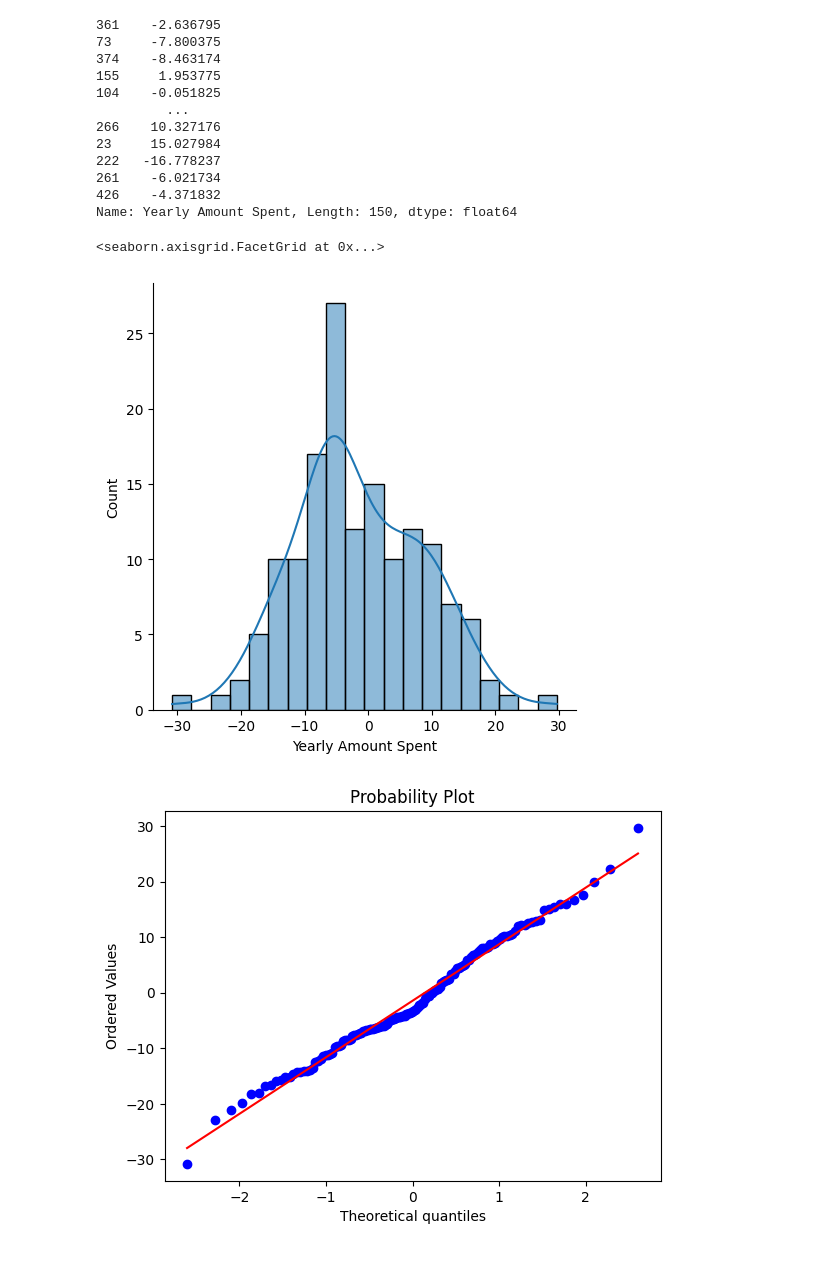
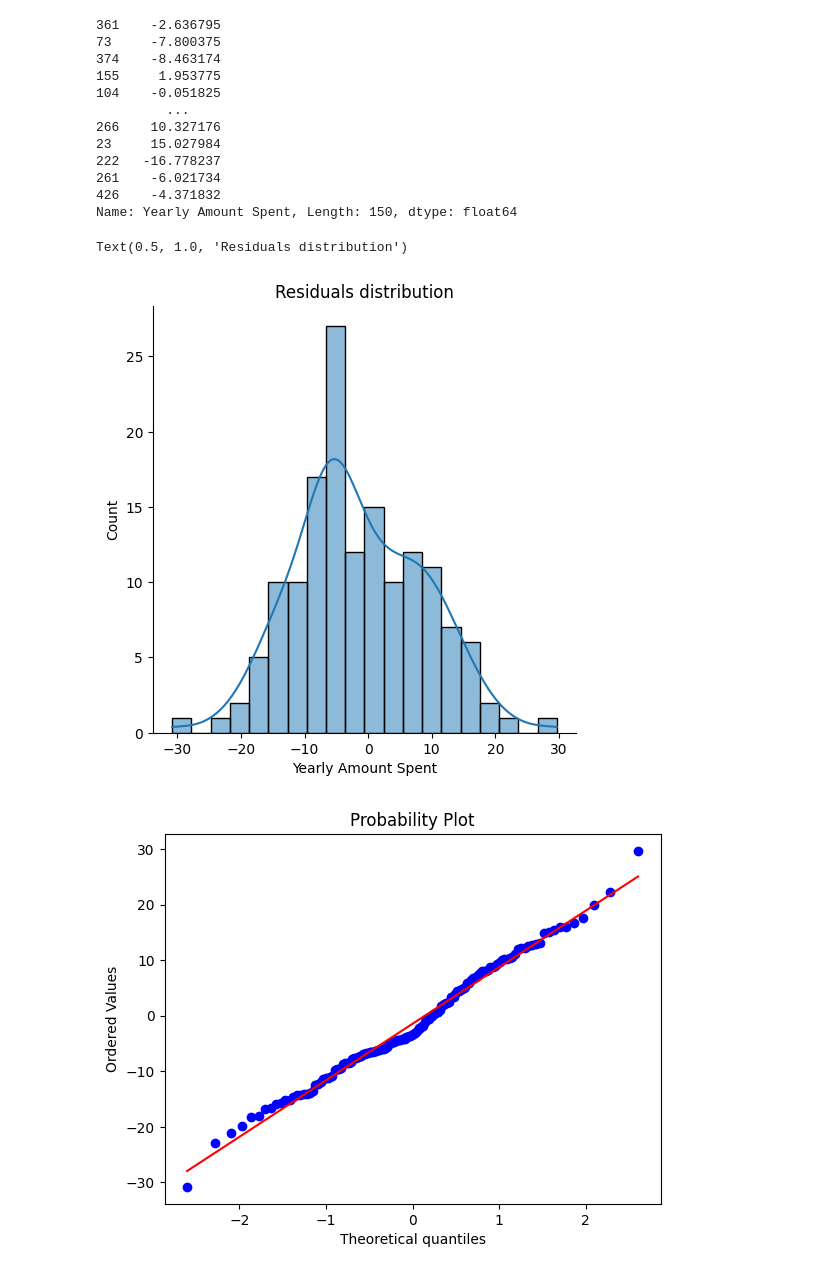
Before and after one commit to georgekenefati/E-commerce-Behavior-Prediction, a Jupyter notebook: regression_analysis.ipynb, the cells around one changed output. Drawn from its saved outputs; the diff is of its cells as text; code cells hidden in the pictures.

```diff
--- a/regression_analysis.ipynb
+++ b/regression_analysis.ipynb
@@ -241,9 +243,10 @@ print(residuals)
 Name: Yearly Amount Spent, Length: 150, dtype: float64
 # %%
 sns.displot(residuals, bins=20, kde=True)
+plt.title("Residuals distribution")
 # %% [output]
-<seaborn.axisgrid.FacetGrid at 0x...>
+Text(0.5, 1.0, 'Residuals distribution')
-[figure, old version]
+[figure, new version]
 # %%
 import pylab
 import scipy.stats as stats
```
Also changed, not shown: parts of 3 cells of this notebook, 2 other files.
